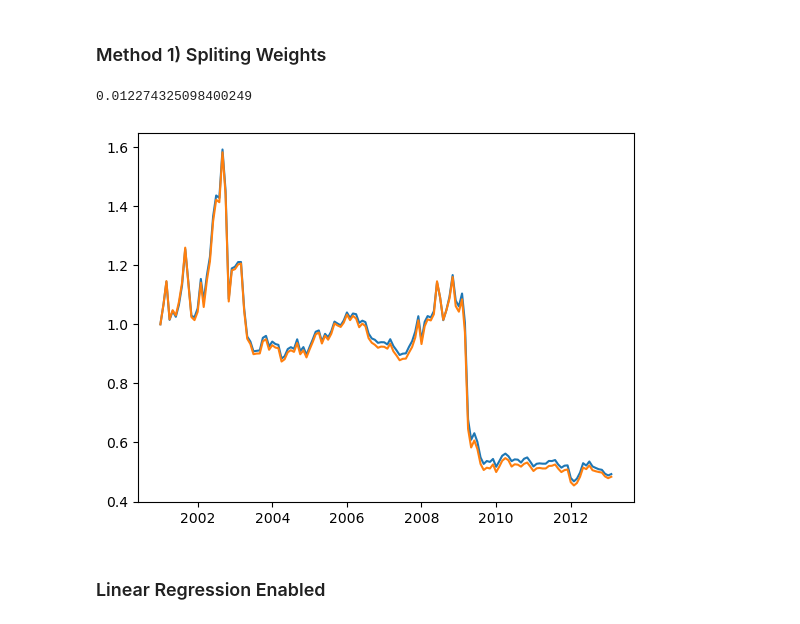
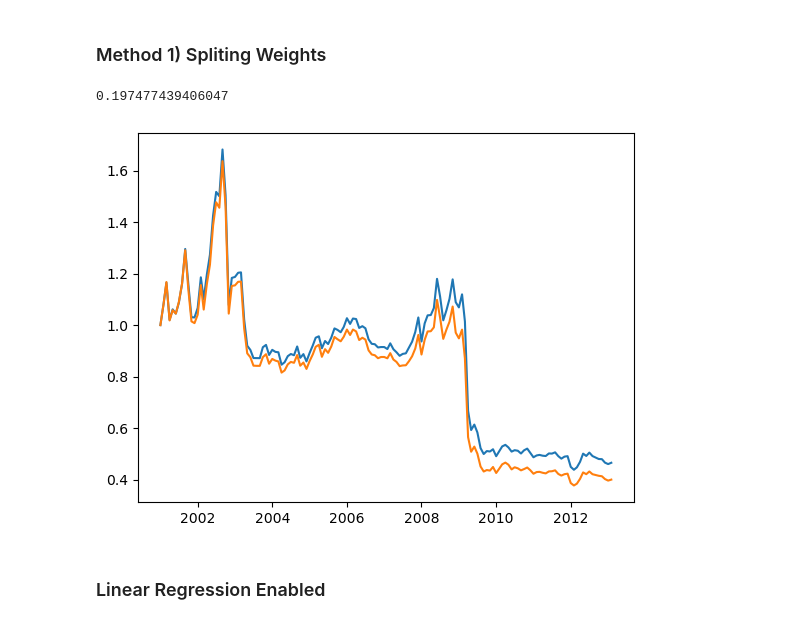
Before and after one commit to Toby3220/EF-5058-HFS, a Jupyter notebook: Group Project/main.ipynb, the cells around one changed output. Drawn from its saved outputs; the diff is of its cells as text; code cells hidden in the pictures.

```diff
--- a/Group Project/main.ipynb
+++ b/Group Project/main.ipynb
@@ -342,36 +360,35 @@ fcp = 1
 fmn = 0.825
 fvn = 0.125
 fcn = -1.75
 
 # basecase
 
 ejustc = fmb*mom + fvb*val + fcb
 
 # positive
 ejustc[sup>=cuttoff] = fmp*mom[sup>=cuttoff] + fvp*val[sup>=cuttoff] + fcp
 
 # neg
-cuttoff = 0.6
 ejustc[sup<= -cuttoff] = fmn*mom[sup<= -cuttoff] + fvn*val[sup<= -cuttoff] + fcn
 
 data.append("EJC",ejustc)
 
 
 
 port_ejc = data.to_port("EJC", tmbool_train)
 port_ejc.gen_weights_from_score(0.3)
 ejc_ret, ejc_cret= port_ejc.get_port_ret( port_ejc.lsw, bps=10)
 
 # lejc_ret, lejc_cret= port_ejc.get_port_ret(port_ejc.sw,bps=10)
 
 plt.plot(ejc_cret)
 plt.plot(momval_cret)
 # plt.plot(mom_cret)
 # plt.plot(lejc_cret)
 cb.infomation_ratio(ejc_ret,momval_ret)
 # %% [output]
-0.012274325098400249
+0.197477439406047
-[figure, old version]
+[figure, new version]
 # %% [markdown]
 ### Linear Regression Enabled
 # %%
```
Also changed, not shown: parts of 16 cells of this notebook, 1 other file.
